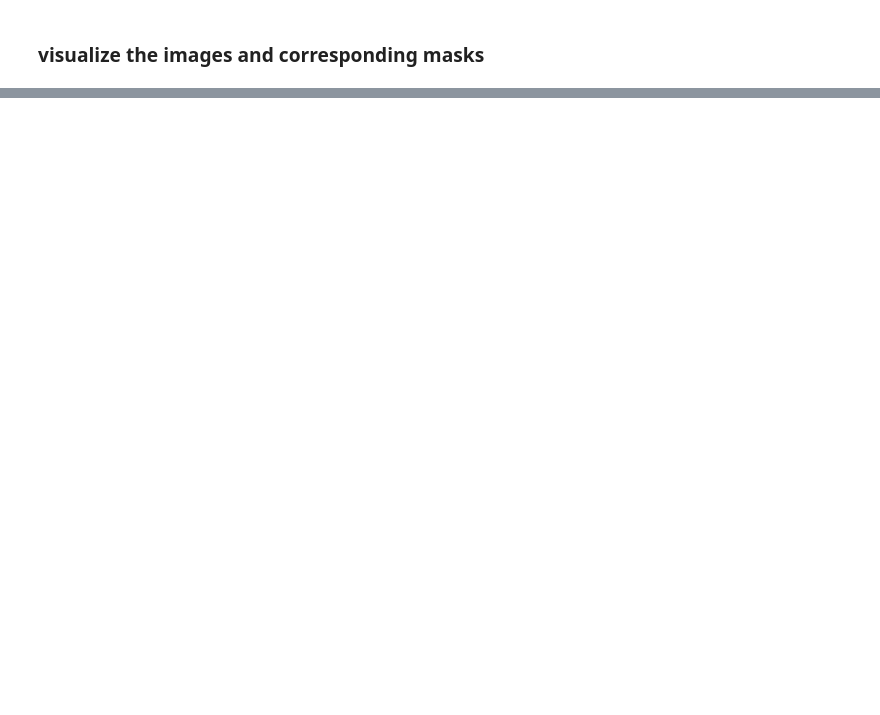
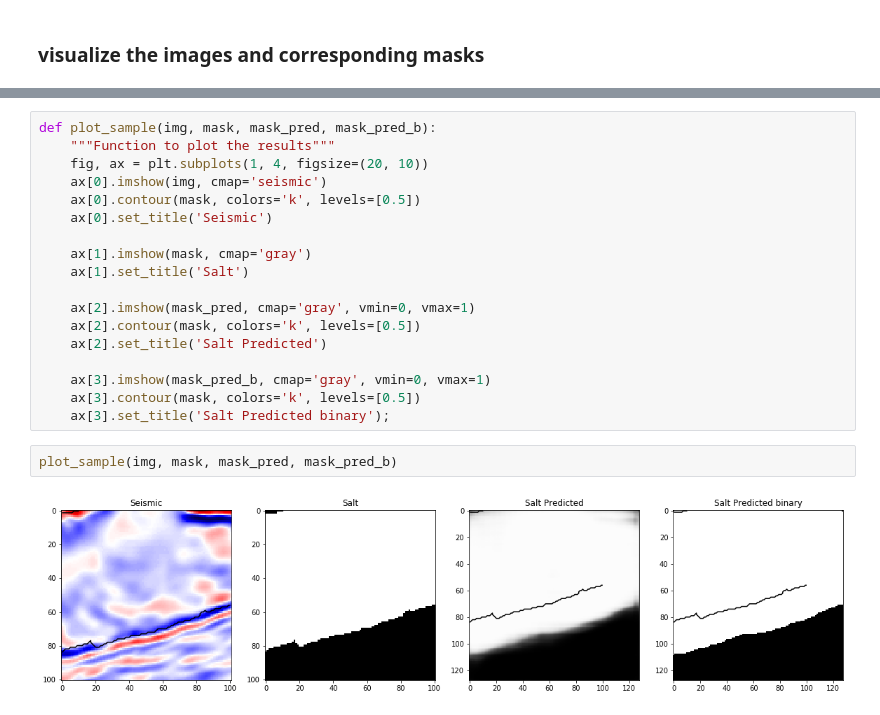
Before and after one commit to liyu10000/playboy, a Jupyter notebook: python/project_unet/visualize.ipynb, the cells around one changed output, grey strips where cells are left out. Drawn from its saved outputs; the diff is of its cells as text; blank space fills up the shorter version.

```diff
--- a/python/project_unet/visualize.ipynb
+++ b/python/project_unet/visualize.ipynb
@@ -52,0 +116,22 @@ if has_mask: # if salt
+# %%
+def plot_sample(img, mask, mask_pred, mask_pred_b):
+    """Function to plot the results"""
+    fig, ax = plt.subplots(1, 4, figsize=(20, 10))
+    ax[0].imshow(img, cmap='seismic')
+    ax[0].contour(mask, colors='k', levels=[0.5])
+    ax[0].set_title('Seismic')
+
+    ax[1].imshow(mask, cmap='gray')
+    ax[1].set_title('Salt')
+
+    ax[2].imshow(mask_pred, cmap='gray', vmin=0, vmax=1)
+    ax[2].contour(mask, colors='k', levels=[0.5])
+    ax[2].set_title('Salt Predicted')
+
+    ax[3].imshow(mask_pred_b, cmap='gray', vmin=0, vmax=1)
+    ax[3].contour(mask, colors='k', levels=[0.5])
+    ax[3].set_title('Salt Predicted binary');
+# %%
+plot_sample(img, mask, mask_pred, mask_pred_b)
+# %% [output]
+[figure, added]
```
Also changed, not shown: parts of 11 cells of this notebook, 2 other files.
